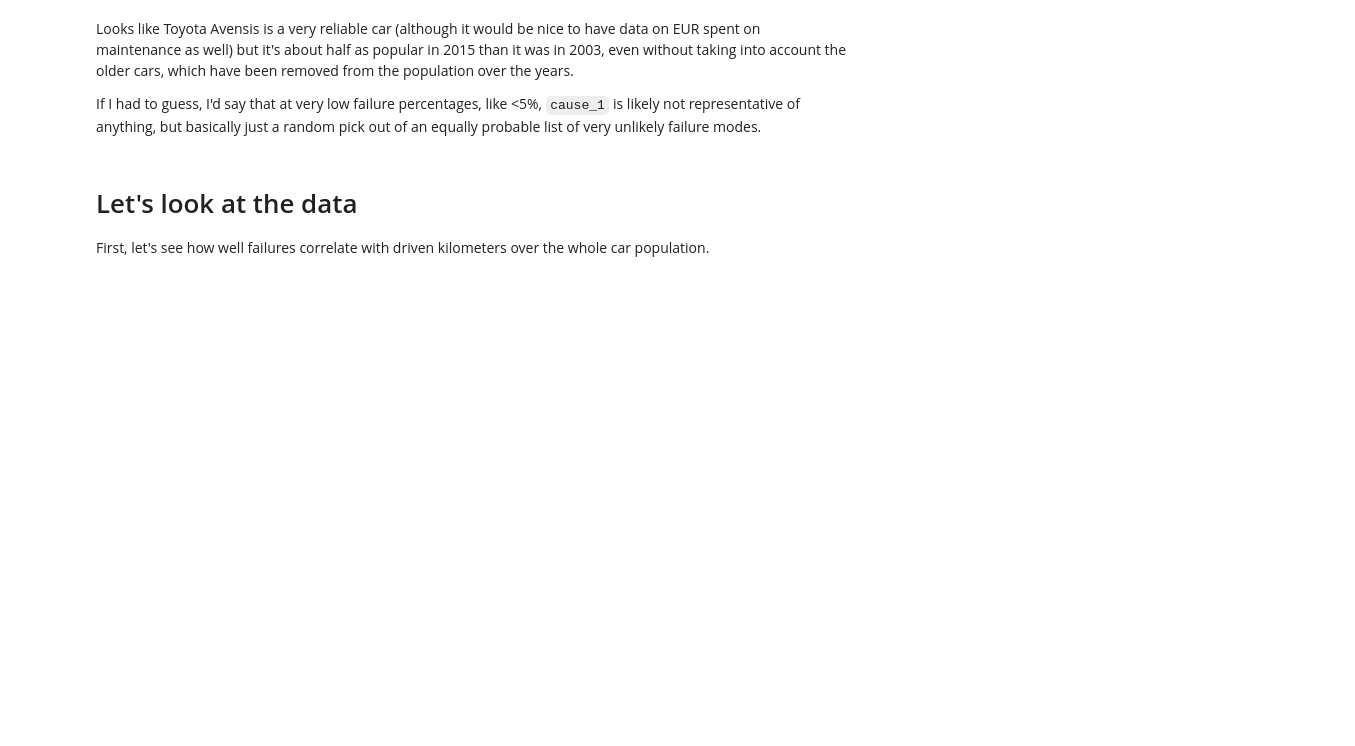
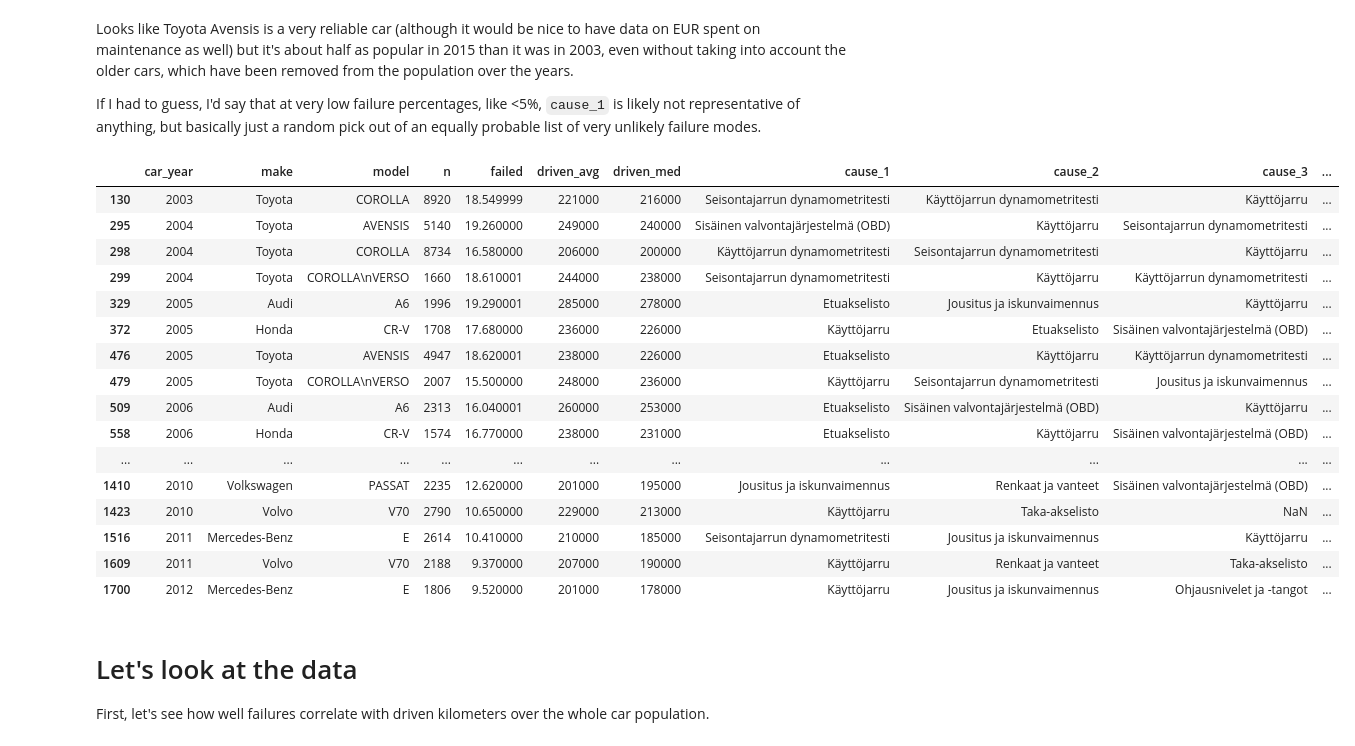
Before and after one commit to mikaelhg/traficom-cars, a Jupyter notebook: traficom_cars.ipynb, the cells around one changed output. Saved outputs shown, nothing was run; the diff lists cells and outputs as text; code cells hidden in the pictures; blank space fills up the shorter version.

```diff
--- a/traficom_cars.ipynb
+++ b/traficom_cars.ipynb
@@ -103,6 +105,28 @@ avensis
 Looks like Toyota Avensis is a very reliable car (although it would be nice to have data on EUR spent on maintenance as well) but it's about half as popular in 2015 than it was in 2003, even without taking into account the older cars, which have been removed from the population over the years.
 
 If I had to guess, I'd say that at very low failure percentages, like <5%, `cause_1` is likely not representative of anything, but basically just a random pick out of an equally probable list of very unlikely failure modes.
+# %%
+hardy = cars_2018.query('driven_avg > 200000 and failed < 20 and n > 1000')
+
+hardy
+# %% [output]
+|  | car_year | make | model | n | failed | driven_avg | driven_med | cause_1 | cause_2 | cause_3 | ... |
+| 130 | 2003 | Toyota | COROLLA | 8920 | 18.549999 | 221000 | 216000 | Seisontajarrun dynamometritesti | Käyttöjarrun dynamometritesti | Käyttöjarru | ... |
+| 295 | 2004 | Toyota | AVENSIS | 5140 | 19.260000 | 249000 | 240000 | Sisäinen valvontajärjestelmä (OBD) | Käyttöjarru | Seisontajarrun dynamometritesti | ... |
+| 298 | 2004 | Toyota | COROLLA | 8734 | 16.580000 | 206000 | 200000 | Käyttöjarrun dynamometritesti | Seisontajarrun dynamometritesti | Käyttöjarru | ... |
+| 299 | 2004 | Toyota | COROLLA\nVERSO | 1660 | 18.610001 | 244000 | 238000 | Seisontajarrun dynamometritesti | Käyttöjarru | Käyttöjarrun dynamometritesti | ... |
+| 329 | 2005 | Audi | A6 | 1996 | 19.290001 | 285000 | 278000 | Etuakselisto | Jousitus ja iskunvaimennus | Käyttöjarru | ... |
+| 372 | 2005 | Honda | CR-V | 1708 | 17.680000 | 236000 | 226000 | Käyttöjarru | Etuakselisto | Sisäinen valvontajärjestelmä (OBD) | ... |
+| 476 | 2005 | Toyota | AVENSIS | 4947 | 18.620001 | 238000 | 226000 | Etuakselisto | Käyttöjarru | Käyttöjarrun dynamometritesti | ... |
+| 479 | 2005 | Toyota | COROLLA\nVERSO | 2007 | 15.500000 | 248000 | 236000 | Käyttöjarru | Seisontajarrun dynamometritesti | Jousitus ja iskunvaimennus | ... |
+| 509 | 2006 | Audi | A6 | 2313 | 16.040001 | 260000 | 253000 | Etuakselisto | Sisäinen valvontajärjestelmä (OBD) | Käyttöjarru | ... |
+| 558 | 2006 | Honda | CR-V | 1574 | 16.770000 | 238000 | 231000 | Etuakselisto | Käyttöjarru | Sisäinen valvontajärjestelmä (OBD) | ... |
+| ... | ... | ... | ... | ... | ... | ... | ... | ... | ... | ... | ... |
+| 1410 | 2010 | Volkswagen | PASSAT | 2235 | 12.620000 | 201000 | 195000 | Jousitus ja iskunvaimennus | Renkaat ja vanteet | Sisäinen valvontajärjestelmä (OBD) | ... |
+| 1423 | 2010 | Volvo | V70 | 2790 | 10.650000 | 229000 | 213000 | Käyttöjarru | Taka-akselisto | NaN | ... |
+| 1516 | 2011 | Mercedes-Benz | E | 2614 | 10.410000 | 210000 | 185000 | Seisontajarrun dynamometritesti | Jousitus ja iskunvaimennus | Käyttöjarru | ... |
+| 1609 | 2011 | Volvo | V70 | 2188 | 9.370000 | 207000 | 190000 | Käyttöjarru | Renkaat ja vanteet | Taka-akselisto | ... |
+| 1700 | 2012 | Mercedes-Benz | E | 1806 | 9.520000 | 201000 | 178000 | Käyttöjarru | Jousitus ja iskunvaimennus | Ohjausnivelet ja -tangot | ... |
 # %% [markdown]
 # Let's look at the data
 
```
Also changed, not shown: parts of 6 cells of this notebook, 6 other files.
